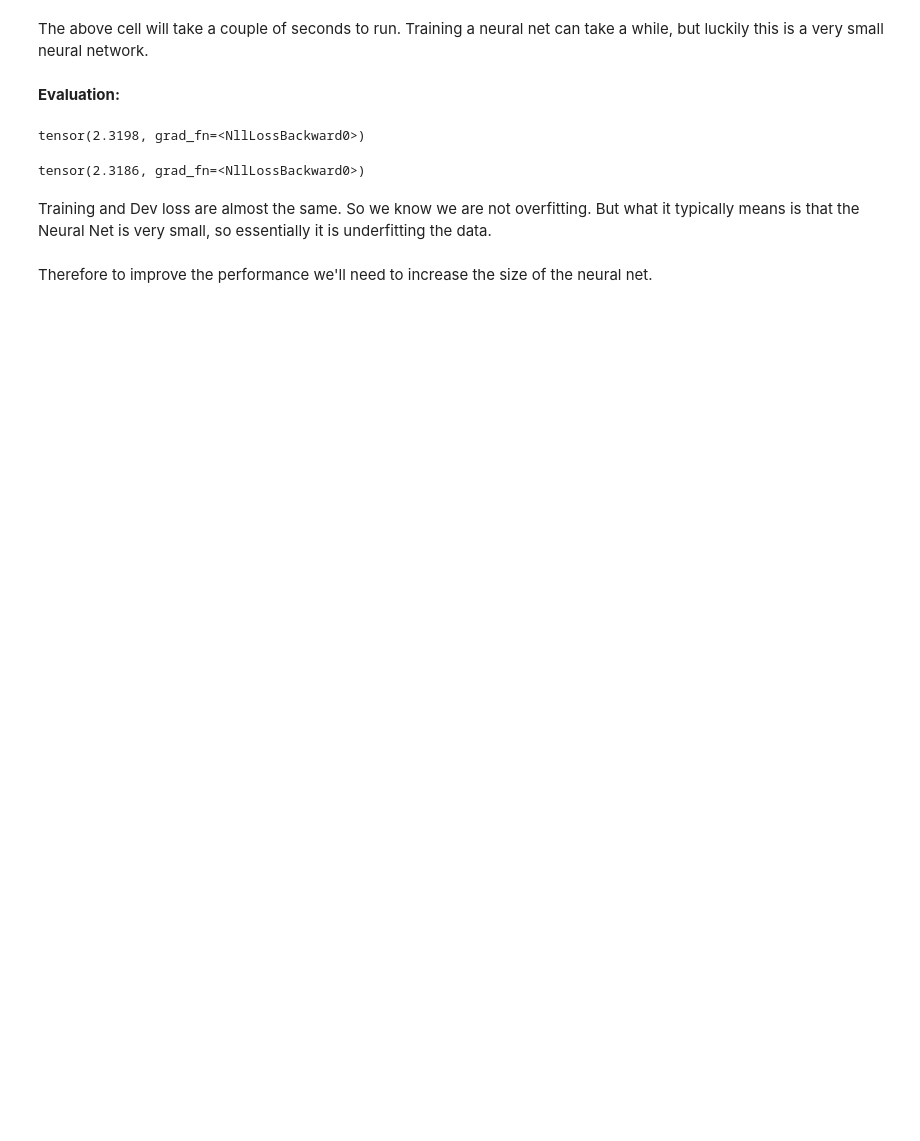
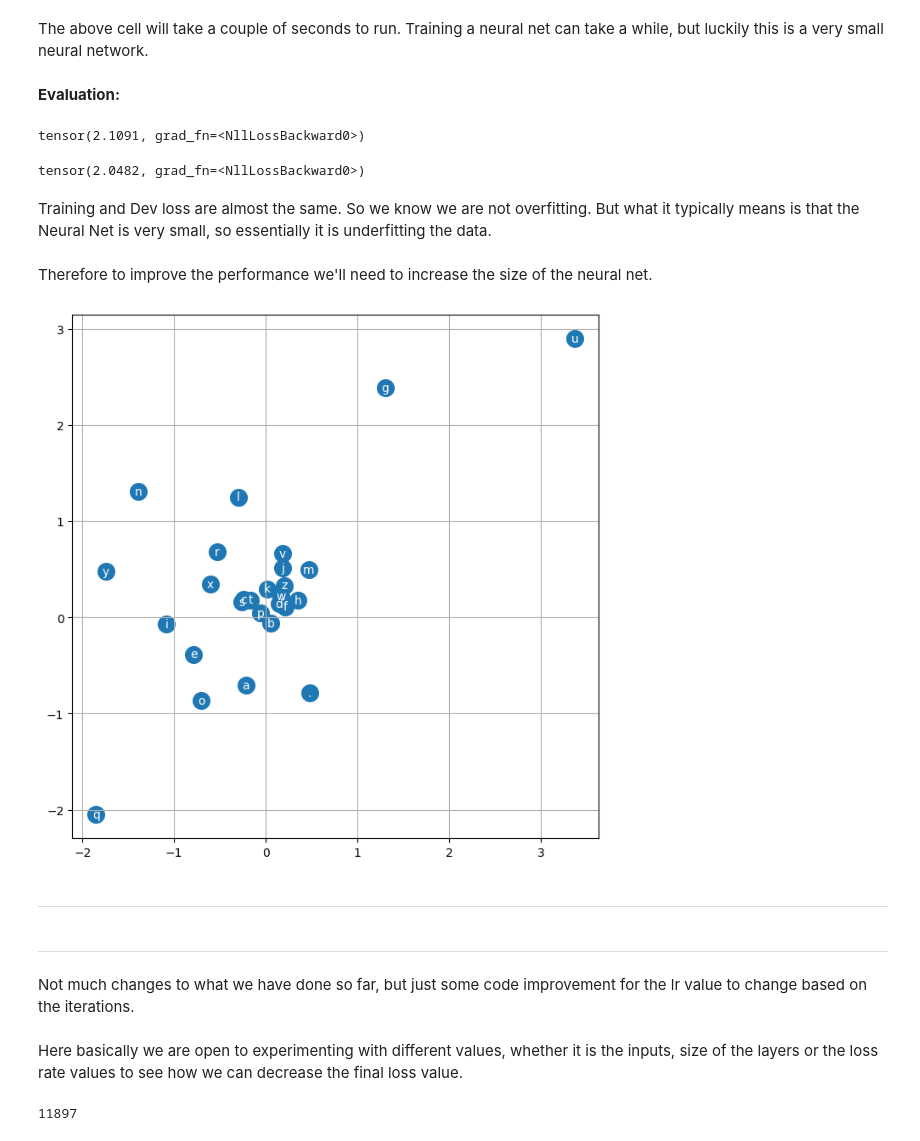
Before and after one commit to MuzzammilShah/NeuralNetworks-LanguageModels-2, a Jupyter notebook: C-main-notebook.ipynb, the cells around one changed output. Saved outputs shown, nothing was run; the diff lists cells and outputs as text; code cells hidden in the pictures; blank space fills up the shorter version.

Commit message:
Increasing hidden layer, visualising, increasing embeddings, Final summary and Sampling of data

```diff
--- a/C-main-notebook.ipynb
+++ b/C-main-notebook.ipynb
@@ -54,10 +54,10 @@ Xtr.shape, Ytr.shape #dataset
 (torch.Size([182625, 3]), torch.Size([182625]))
 # %%
 g = torch.Generator().manual_seed(2147483647) #For consistency ofcourse, to keep the same values as andrej
-C = torch.randn((27,2), generator=g)
-W1 = torch.rand((6, 100), generator=g)
-b1 = torch.rand(100, generator=g)
-W2 = torch.rand((100, 27), generator=g)
+C = torch.randn((27,10), generator=g)
+W1 = torch.rand((30, 300), generator=g)
+b1 = torch.rand(300, generator=g)
+W2 = torch.rand((300, 27), generator=g)
 b2 = torch.rand(27, generator=g)
 parameters = [C, W1, b1, W2, b2]
 # %%
@@ -74,15 +74,16 @@ lrs = 10**lre
 # %%
 lri = []
 lossi = []
+stepi = []
 
-for i in range(30000):
+for i in range(40000):
 
     #Minibatch
     xi = torch.randint(0, Xtr.shape[0], (32,))
 
     #forward pass
     emb = C[Xtr[xi]]
-    h = torch.tanh(emb.view(-1,6) @ W1 + b1)
+    h = torch.tanh(emb.view(-1,30) @ W1 + b1)
     logits = h @ W2 + b2
     loss = F.cross_entropy(logits, Ytr[xi])
     #print(loss.item())
@@ -94,12 +95,13 @@ for i in range(30000):
 
     #update
     #lr = lrs[i]
-    lr = 0.1
+    lr = 0.01
     for p in parameters:
         p.data += -lr * p.grad
 
-    # #keeping track
-    # lri.append(lr)
-    # lossi.append(loss.item())
+    #keeping track
+    #lri.append(lr)
+    stepi.append(i)
+    lossi.append(loss.item())
 
-print(loss.item())
+#print(loss.item())
@@ -111,21 +111,37 @@ The above cell will take a couple of seconds to run. Training a neural net can t
 **Evaluation:**
 # %%
 emb = C[Xdev]
-h = torch.tanh(emb.view(-1,6) @ W1 + b1)
+h = torch.tanh(emb.view(-1,30) @ W1 + b1)
 logits = h @ W2 + b2
 devloss = F.cross_entropy(logits, Ydev)
 devloss
 # %% [output]
-tensor(2.3198, grad_fn=<NllLossBackward0>)
+tensor(2.1091, grad_fn=<NllLossBackward0>)
 # %%
 emb = C[Xtr]
-h = torch.tanh(emb.view(-1,6) @ W1 + b1)
+h = torch.tanh(emb.view(-1,30) @ W1 + b1)
 logits = h @ W2 + b2
 trloss = F.cross_entropy(logits, Ytr)
 trloss
 # %% [output]
-tensor(2.3186, grad_fn=<NllLossBackward0>)
+tensor(2.0482, grad_fn=<NllLossBackward0>)
 # %% [markdown]
 Training and Dev loss are almost the same. So we know we are not overfitting. But what it typically means is that the Neural Net is very small, so essentially it is underfitting the data. \
 \
 Therefore to improve the performance we'll need to increase the size of the neural net.
+# %%
+plt.figure(figsize=(8,8))
+plt.scatter(C[:,0].data, C[:,1].data, s=200)
+for i in range(C.shape[0]):
+    plt.text(C[i,0].item(), C[i, 1].item(), itos[i], ha="center", va="center", color="white")
+plt.grid('minor')
+# %% [output]
+[figure, added]
+# %% [markdown]
+------------
+# %% [markdown]
+-------------
+# %% [markdown]
+Not much changes to what we have done so far, but just some code improvement for the lr value to change based on the iterations.
+# %% [markdown]
+Here basically we are open to experimenting with different values, whether it is the inputs, size of the layers or the loss rate values to see how we can decrease the final loss value.
@@ -131,0 +158,4 @@ Therefore to improve the performance we'll need to increase the size of the neur
+# %%
+sum(p.nelement() for p in parameters) # number of parameters in total
+# %% [output]
+11897
```
Also changed, not shown: parts of 19 cells of this notebook.
